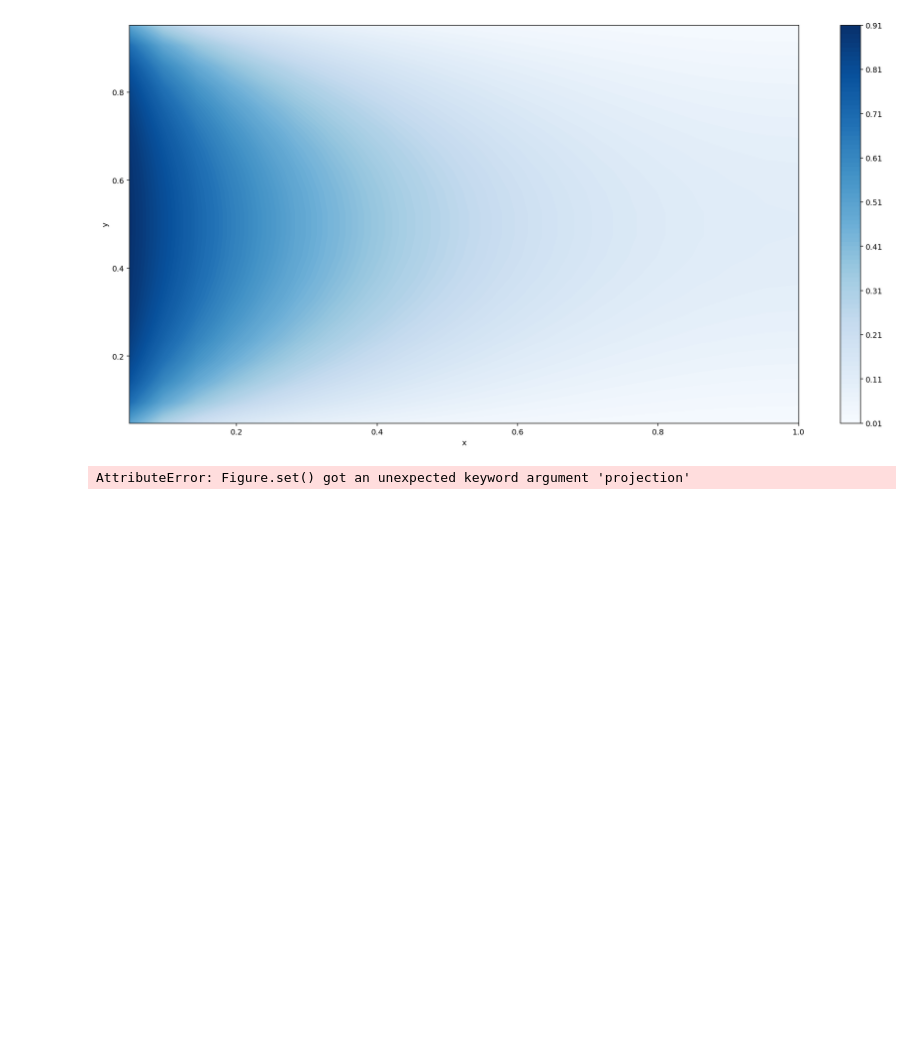
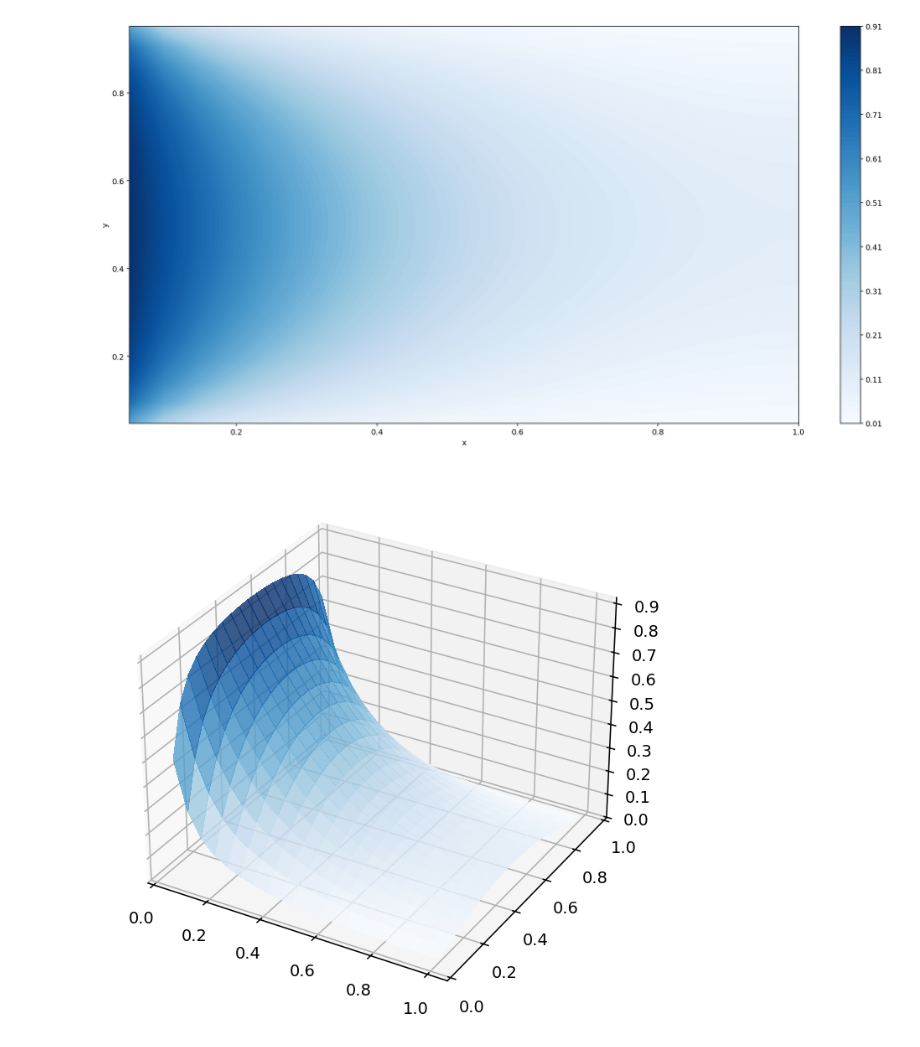
Before and after one commit to laserlab/403_SeparationOfVariable, a Jupyter notebook: Numerical approach.ipynb, the cells around one changed output. Cells and saved outputs as stored; diff of their text form; code cells hidden in the pictures; blank space fills up the shorter version.

Commit message:
fixes old procetion error

```diff
--- a/Numerical approach.ipynb
+++ b/Numerical approach.ipynb
@@ -225,12 +225,12 @@ plt.show()
 # %% [output]
 [figure]
 # %%
-%matplotlib notebook
 from mpl_toolkits.mplot3d import Axes3D
-fig = plt.figure(figsize=(5.,5.),projection='3d')
-ax = fig.gca()
+fig = plt.figure(figsize=(5.,5.))
+ax = fig.add_subplot(111, projection='3d')
 
 # Plot the surface.
 surf = ax.plot_surface(X, Y, u_, cmap='Blues', alpha=0.8,linewidth=0, antialiased=False)
+fig.show()
 # %% [output]
-AttributeError: Figure.set() got an unexpected keyword argument 'projection'
+[figure, added]
```
